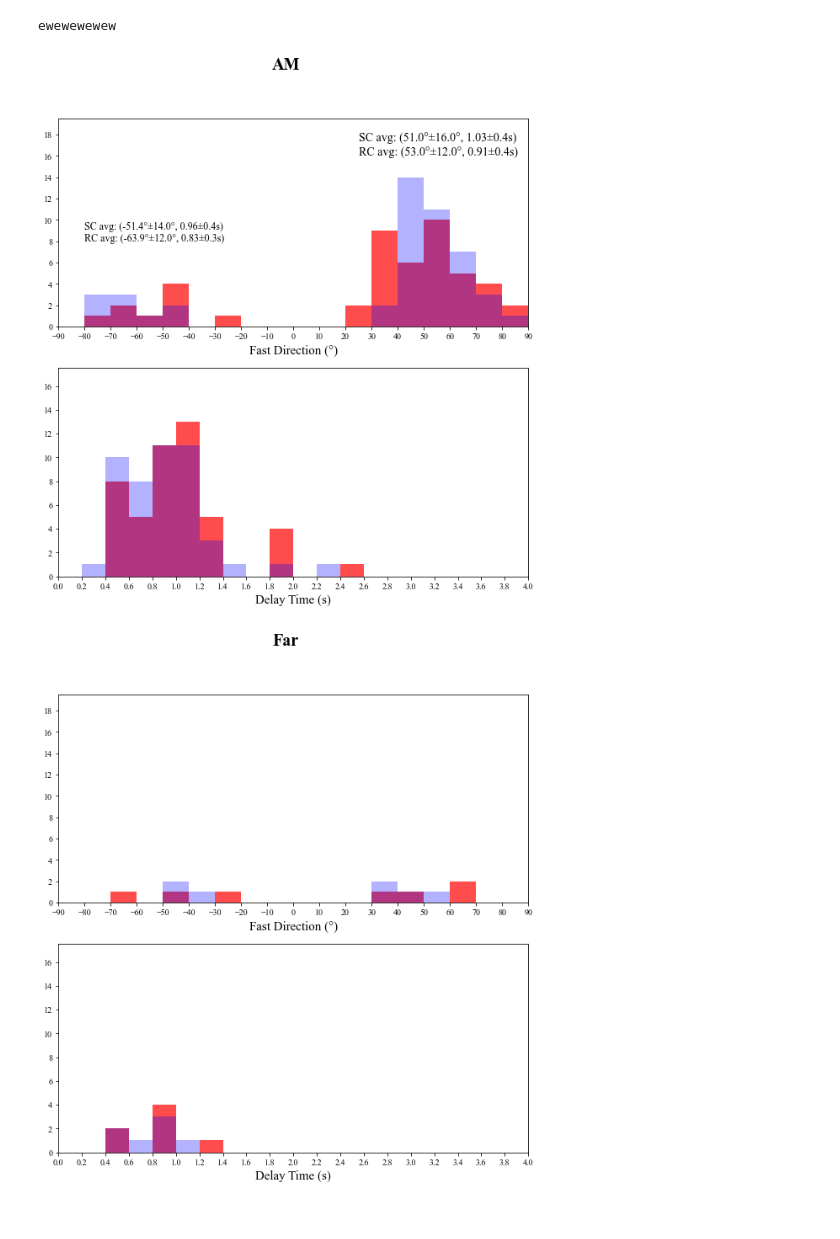
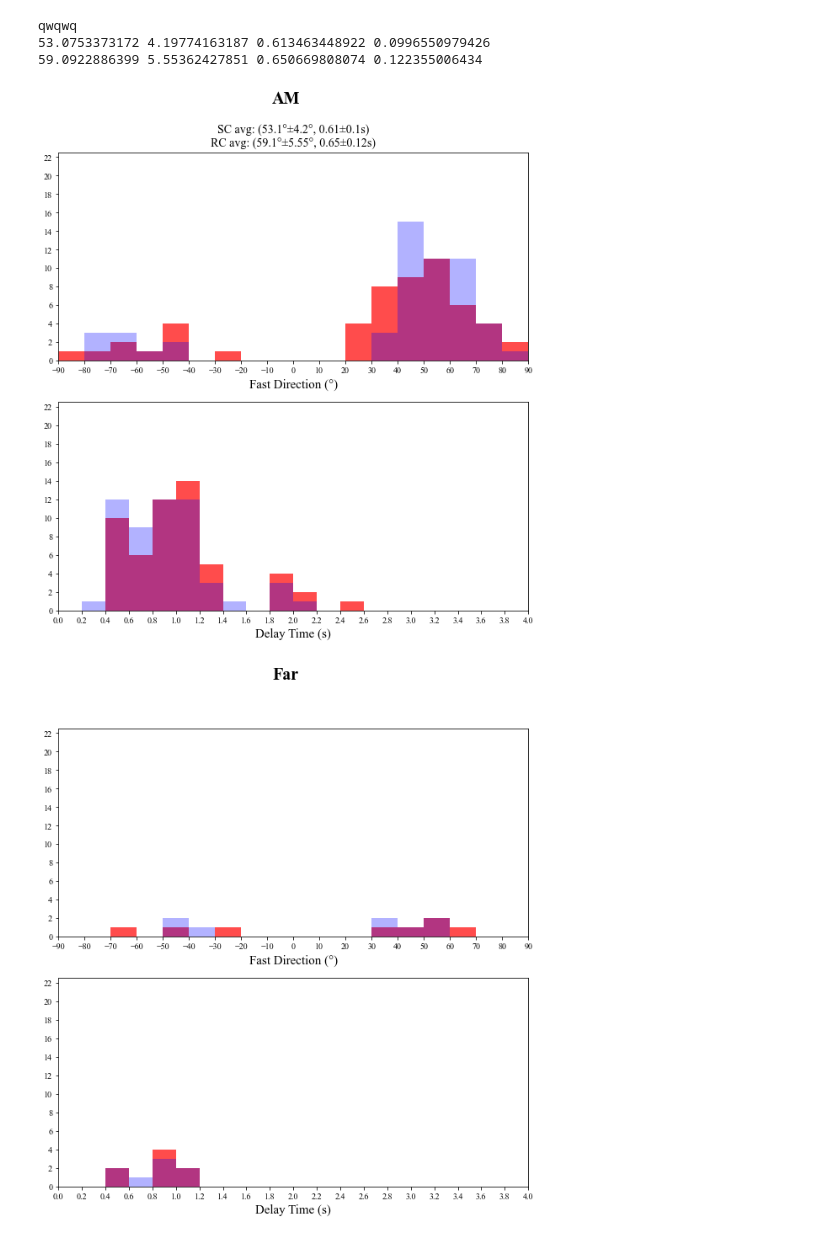
Before and after one commit to jhtong33/Python, a Jupyter notebook: 16.Statistics_phi_dt.ipynb, the cells around one changed output. Saved outputs shown, nothing was run; the diff lists cells and outputs as text; code cells hidden in the pictures.

```diff
--- a/16.Statistics_phi_dt.ipynb
+++ b/16.Statistics_phi_dt.ipynb
@@ -28,8 +61,7 @@ def Calc_Phi(RCPhi, SCPhi):
 # %%
 for key in Class.keys():
-    locals()[f'df_{key}'] = {'station':[],'RCphi':[],'RCdt':[],'SCphi':[],'SCdt':[],'Null':[],'Quality':[]}
+    locals()[f'df_{key}'] = {'station':[],'RCphi':[],'RCDphi':[],'RCdt':[],'RCDdt':[],'SCphi':[],'SCDphi':[],'SCdt':[],'SCDdt':[],'Null':[],'Quality':[]}
     for sta in Class[key]:
-#         print('='*50)
         for csvpath in glob.glob(f'{PATH}/*SKS/*{sta}*csv'):
             df = pd.read_csv(csvpath)
             df = df[df['Pick']==True][df['SNRQ']>=5]
@@ -45,6 +77,7 @@ for key in Class.keys():
 
                 rho = Calc_rho(RCdt, SCdt)
                 phi = Calc_Phi(RCPhi, SCPhi)
+
                 if 25 < phi < 68 or df["CpH"].values[i] > 0.76 :
                     Null = True
                     if df["CpH"].values[i] >= 0.90:
@@ -62,8 +95,12 @@ for key in Class.keys():
                 locals()[f'df_{key}']['station'].append(sta)
                 locals()[f'df_{key}']['RCphi'].append(RCPhi)
                 locals()[f'df_{key}']['RCdt'].append(RCdt)
+                locals()[f'df_{key}']['RCDphi'].append(RCDPhi)
+                locals()[f'df_{key}']['RCDdt'].append(RCDdt)
                 locals()[f'df_{key}']['SCphi'].append(SCPhi)
                 locals()[f'df_{key}']['SCdt'].append(SCdt)
+                locals()[f'df_{key}']['SCDphi'].append(SCDPhi)
+                locals()[f'df_{key}']['SCDdt'].append(SCDdt)
                 locals()[f'df_{key}']['Null'].append(Null)
                 locals()[f'df_{key}']['Quality'].append(Quality)
     locals()[f'df_{key}'] = pd.DataFrame(locals()[f'df_{key}'])
@@ -80,7 +174,7 @@ for key in Class.keys():
     nS,binsS,jR=plt.hist(newdf['SCphi'],bins=bin_phi, width=10, alpha=0.7,color='red')
     nR,binsS,jR=plt.hist(newdf['RCphi'],bins=bin_phi, width=10, alpha=0.3,color='blue')
     plt.xlim(-90,90)
-    plt.ylim(0,19.5)
+    plt.ylim(0,22.5)
     plt.xlabel('Fast Direction (°)',fontsize=15)
     ax1.xaxis.set_major_locator(MultipleLocator(10))
     ax1.yaxis.set_major_locator(MultipleLocator(2))
@@ -88,51 +182,32 @@ for key in Class.keys():
     plt.hist(newdf['SCdt'],bins=bin_dt, width=0.2, alpha=0.7,color='red')
     plt.hist(newdf['RCdt'],bins=bin_dt, width=0.2, alpha=0.3,color='blue')
     plt.xlim(0,4)
-    plt.ylim(0,17.5)
+    plt.ylim(0,22.5)
     plt.xlabel('Delay Time (s)',fontsize=15)
     ax2.xaxis.set_major_locator(MultipleLocator(0.2))
     ax2.yaxis.set_major_locator(MultipleLocator(2))
 
-    if key == 'West' or key == 'Lesser':
+    if key == 'West' or key == 'Lesser' or key == 'AM':
         print('qwqwq')
-        avg_angle_SC = circmean(newdf['SCphi']*np.pi/180)*180/np.pi
-        avg_angle_RC = circmean(newdf['RCphi']*np.pi/180)*180/np.pi
-        std_angle_SC = circstd(newdf['SCphi']*np.pi/180)*180/np.pi
-        std_angle_RC = circstd(newdf['RCphi']*np.pi/180)*180/np.pi
-        avg_dt_SC = np.mean(newdf['SCdt'])
-        avg_dt_RC = np.mean(newdf['RCdt'])
-        std_dt_SC = np.std(newdf['SCdt'])
-        std_dt_RC = np.std(newdf['RCdt'])
+        avg_angle_SC,std_angle_SC,avg_dt_SC,std_dt_SC = angle_mean(newdf['SCdt'], newdf['SCphi'], newdf['SCDdt'], newdf['SCDphi'])
+        avg_angle_RC,std_angle_RC,avg_dt_RC,std_dt_RC = angle_mean(newdf['RCdt'], newdf['RCphi'], newdf['RCDdt'], newdf['RCDphi'])
         plt.subplot(211)
-        plt.title(f'SC avg: ({round(avg_angle_SC,1)}°±{round(std_angle_SC,0)}°, {round(avg_dt_SC,2)}±{round(std_dt_SC,1)}s)\nRC avg: ({round(avg_angle_RC,1)}°±{round(std_angle_RC,0)}°, {round(avg_dt_RC,2)}±{round(std_dt_RC,1)}s)',fontsize=14)
-    elif key == 'AM':
-        print('ewewewewew')
-        caldf = newdf[newdf['SCphi']>0]
-        avg_angle_SC = circmean(caldf['SCphi']*np.pi/180)*180/np.pi
-        avg_angle_RC = circmean(caldf['RCphi']*np.pi/180)*180/np.pi
-        std_angle_SC = circstd(caldf['SCphi']*np.pi/180)*180/np.pi
-        std_angle_RC = circstd(caldf['RCphi']*np.pi/180)*180/np.pi
-        avg_dt_SC = np.mean(caldf['SCdt'])
-        avg_dt_RC = np.mean(caldf['RCdt'])
-        std_dt_SC = np.std(caldf['SCdt'])
-        std_dt_RC = np.std(caldf['RCdt'])
-        plt.subplot(211)
-        plt.text(x=25,y=16,s=f'SC avg: ({round(avg_angle_SC,1)}°±{round(std_angle_SC,0)}°, {round(avg_dt_SC,2)}±{round(std_dt_SC,1)}s)\nRC avg: ({round(avg_angle_RC,1)}°±{round(std_angle_RC,0)}°, {round(avg_dt_RC,2)}±{round(std_dt_RC,1)}s)',fontsize=14)
+        plt.title(f'SC avg: ({round(avg_angle_SC,1)}°±{round(std_angle_SC,2)}°, {round(avg_dt_SC,2)}±{round(std_dt_SC,2)}s)\nRC avg: ({round(avg_angle_RC,1)}°±{round(std_angle_RC,2)}°, {round(avg_dt_RC,2)}±{round(std_dt_RC,2)}s)',fontsize=14)
+#     elif key == 'AM':
+#         print('ewewewewew')
+#         caldf = newdf[newdf['SCphi']>0]
+#         avg_angle_SC,std_angle_SC,avg_dt_SC,std_dt_SC = angle_mean(caldf['SCdt'], caldf['SCphi'], caldf['SCDdt'], caldf['SCDphi'])
+#         avg_angle_RC,std_angle_RC,avg_dt_RC,std_dt_RC = angle_mean(caldf['RCdt'], caldf['RCphi'], caldf['RCDdt'], caldf['RCDphi'])
+#         plt.subplot(211)
+#         plt.text(x=25,y=19,s=f'SC avg: ({round(avg_angle_SC,1)}°±{round(std_angle_SC,0)}°, {round(avg_dt_SC,2)}±{round(std_dt_SC,1)}s)\nRC avg: ({round(avg_angle_RC,1)}°±{round(std_angle_RC,0)}°, {round(avg_dt_RC,2)}±{round(std_dt_RC,1)}s)',fontsize=14)
 
-        caldf_ = newdf[newdf['SCphi']<0]
-        avg_angle_SC = circmean(caldf_['SCphi']*np.pi/180)*180/np.pi
-        avg_angle_RC = circmean(caldf_['RCphi']*np.pi/180)*180/np.pi
-        std_angle_SC = circstd(caldf_['SCphi']*np.pi/180)*180/np.pi
-        std_angle_RC = circstd(caldf_['RCphi']*np.pi/180)*180/np.pi
-        avg_dt_SC = np.mean(caldf_['SCdt'])
-        avg_dt_RC = np.mean(caldf_['RCdt'])
-        std_dt_SC = np.std(caldf_['SCdt'])
-        std_dt_RC = np.std(caldf_['RCdt'])
-        plt.text(x=-80,y=8,s=f'SC avg: ({round(avg_angle_SC-360,1)}°±{round(std_angle_SC,0)}°, {round(avg_dt_SC,2)}±{round(std_dt_SC,1)}s)\nRC avg: ({round(avg_angle_RC-360,1)}°±{round(std_angle_RC,0)}°, {round(avg_dt_RC,2)}±{round(std_dt_RC,1)}s)',ha='left',fontsize=12)
-
+#         caldf_ = newdf[newdf['SCphi']<0]
+#         avg_angle_SC,std_angle_SC,avg_dt_SC,std_dt_SC = angle_mean(caldf_['SCdt'], caldf_['SCphi'], caldf_['SCDdt'], caldf_['SCDphi'])
+#         avg_angle_RC,std_angle_RC,avg_dt_RC,std_dt_RC = angle_mean(caldf_['RCdt'], caldf_['RCphi'], caldf_['RCDdt'], caldf_['RCDphi'])
+#         plt.text(x=-80,y=8,s=f'SC avg: ({round(avg_angle_SC,1)}°±{round(std_angle_SC,0)}°, {round(avg_dt_SC,2)}±{round(std_dt_SC,1)}s)\nRC avg: ({round(avg_angle_RC,1)}°±{round(std_angle_RC,0)}°, {round(avg_dt_RC,2)}±{round(std_dt_RC,1)}s)',ha='left',fontsize=12)
     plt.suptitle(key,fontsize=20,fontweight='bold')
-#     plt.savefig(f'{SAVEpath}/Histogram_{key}.png',dpi=150,bbox_inches='tight',facecolor='white')
-#     plt.savefig(f'{SAVEpath}/Histogram_{key}.pdf')
+    plt.savefig(f'{SAVEpath}/Histogram_{key}.png',dpi=150,bbox_inches='tight',facecolor='white')
+    plt.savefig(f'{SAVEpath}/Histogram_{key}.pdf')
     plt.show()
     plt.close()
 # %% [output]
@@ -143,3 +222,5 @@ qwqwq
-ewewewewew
+qwqwq
+53.0753373172 4.19774163187 0.613463448922 0.0996550979426
+59.0922886399 5.55362427851 0.650669808074 0.122355006434
-[figure, old version]
+[figure, new version]
-[figure, old version]
+[figure, new version]
```
Also changed, not shown: parts of 16 cells of this notebook, 3 other files.
